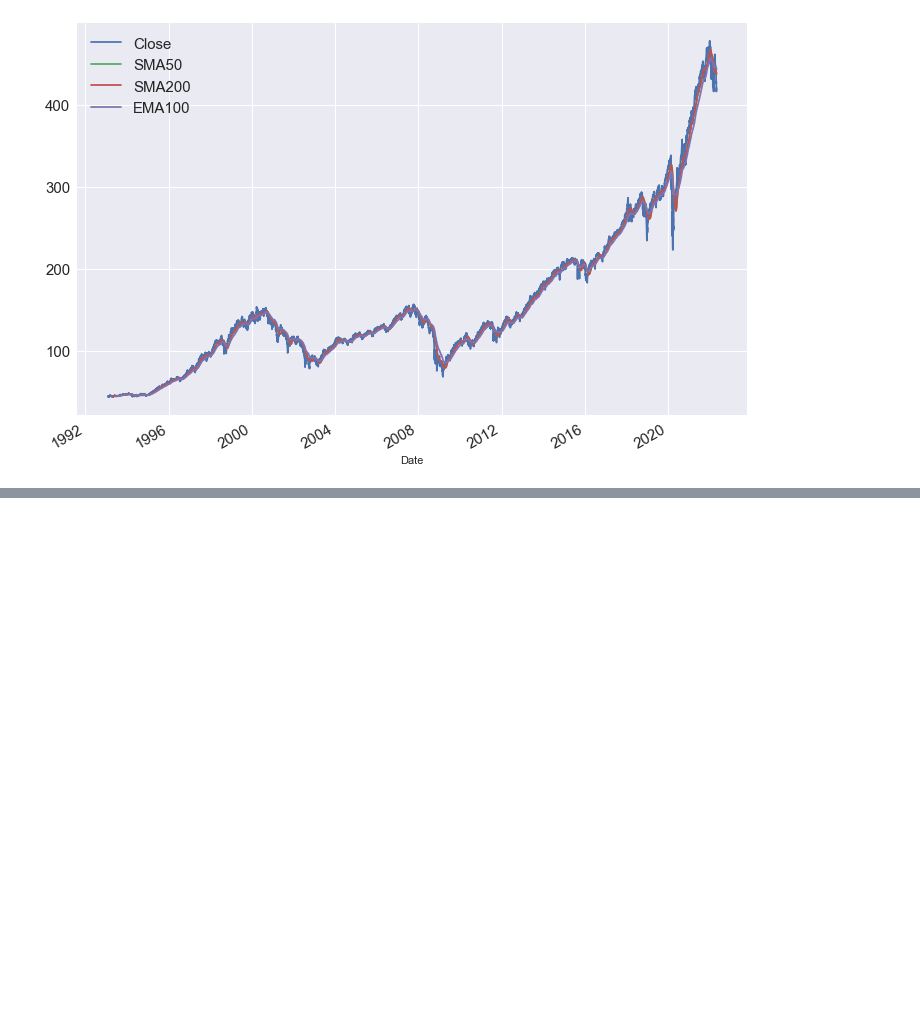
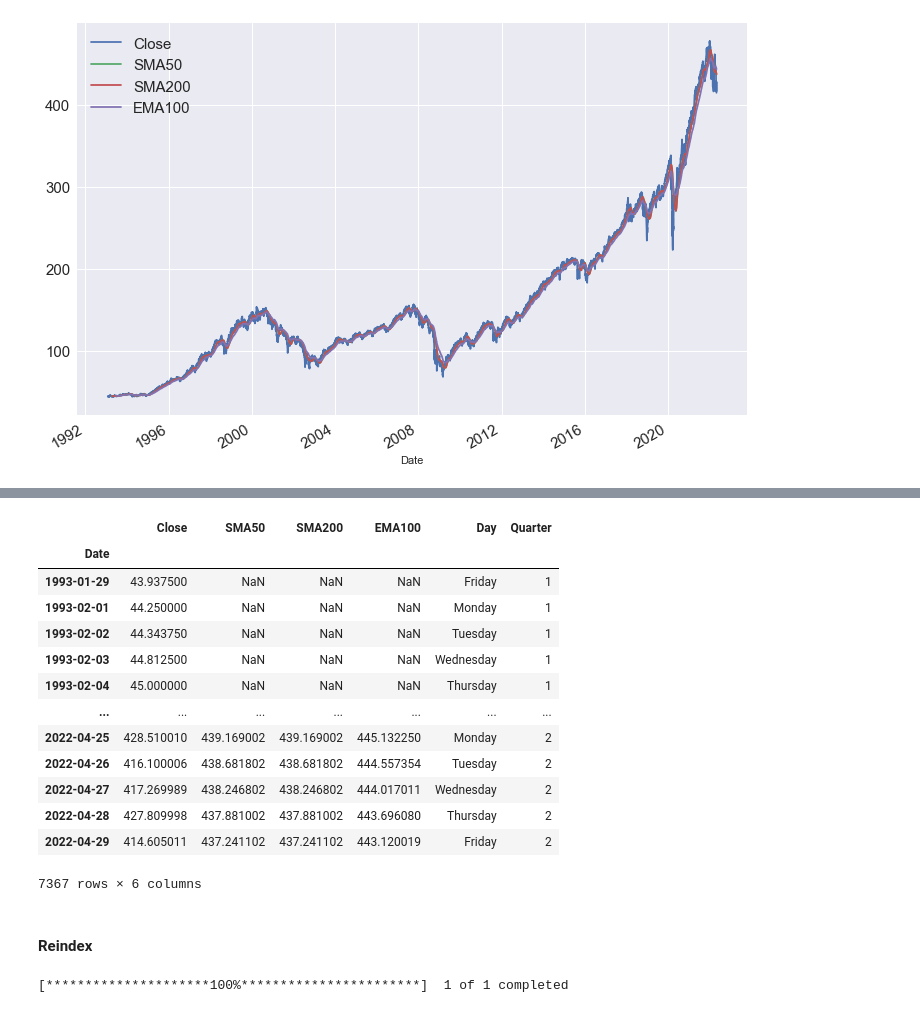
Before and after one commit to factorwonk/algozerotohero, a Jupyter notebook: yfinance_technical.ipynb, the cells around one changed output, grey strips where cells are left out. Saved outputs shown, nothing was run; the diff lists cells and outputs as text; code cells hidden in the pictures; blank space fills up the shorter version.

```diff
--- a/yfinance_technical.ipynb
+++ b/yfinance_technical.ipynb
@@ -264,3 +264,6 @@ plt.legend(loc="upper left", fontsize=15)
 plt.show()
 # %% [output]
 [figure]
+# %%
+spy["Day"] = spy.index.day_name()
+spy
@@ -266,0 +285,24 @@ plt.show()
+# %%
+spy["Quarter"] = spy.index.quarter
+spy
+# %% [output]
+|  | Close | SMA50 | SMA200 | EMA100 | Day | Quarter |
+| Date |  |  |  |  |  |  |
+| 1993-01-29 | 43.937500 | NaN | NaN | NaN | Friday | 1 |
+| 1993-02-01 | 44.250000 | NaN | NaN | NaN | Monday | 1 |
+| 1993-02-02 | 44.343750 | NaN | NaN | NaN | Tuesday | 1 |
+| 1993-02-03 | 44.812500 | NaN | NaN | NaN | Wednesday | 1 |
+| 1993-02-04 | 45.000000 | NaN | NaN | NaN | Thursday | 1 |
+| ... | ... | ... | ... | ... | ... | ... |
+| 2022-04-25 | 428.510010 | 439.169002 | 439.169002 | 445.132250 | Monday | 2 |
+| 2022-04-26 | 416.100006 | 438.681802 | 438.681802 | 444.557354 | Tuesday | 2 |
+| 2022-04-27 | 417.269989 | 438.246802 | 438.246802 | 444.017011 | Wednesday | 2 |
+| 2022-04-28 | 427.809998 | 437.881002 | 437.881002 | 443.696080 | Thursday | 2 |
+| 2022-04-29 | 414.605011 | 437.241102 | 437.241102 | 443.120019 | Friday | 2 |
+7367 rows × 6 columns
+# %% [markdown]
+#### Reindex
+# %%
+SPY = yf.download("SPY")
+# %% [output]
+[*********************100%***********************]  1 of 1 completed
```
Also changed, not shown: parts of 29 cells of this notebook, 1 other file.
